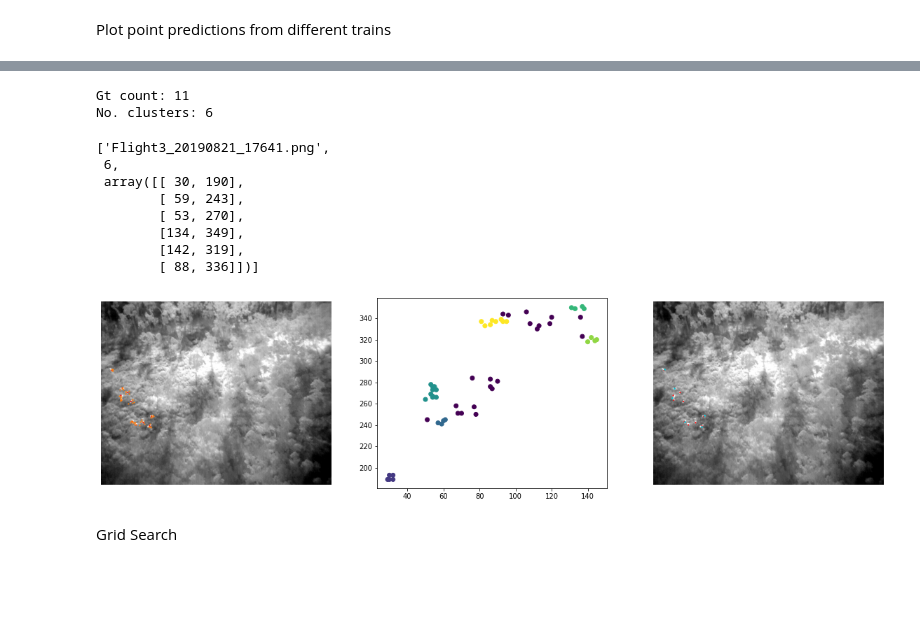
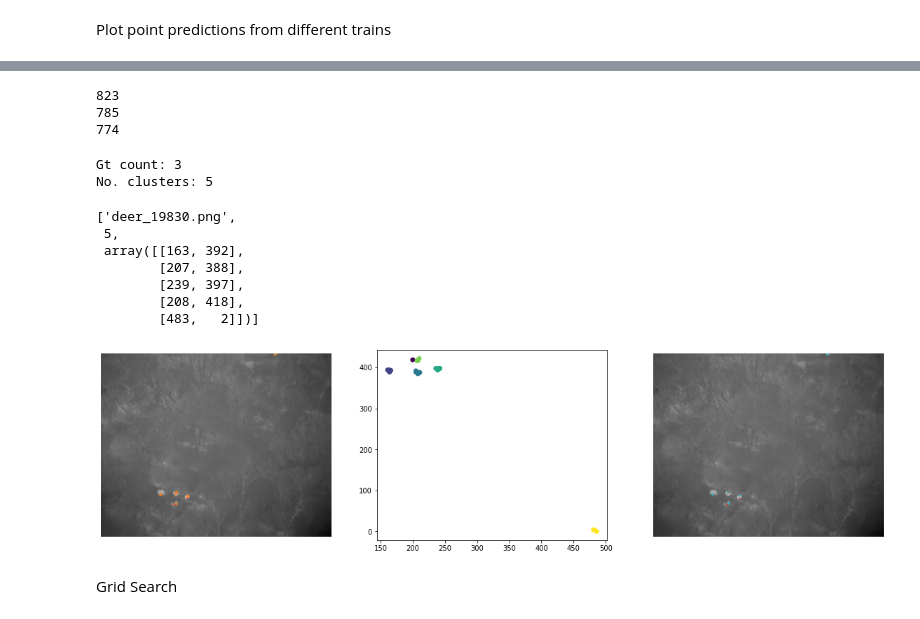
Before and after one commit to crystallcx/CrowdCounting-P2PNet, a Jupyter notebook: vis/visualise_results.ipynb, the cells around one changed output, grey strips where cells are left out. Cells and saved outputs as stored; diff of their text form; code cells hidden in the pictures; blank space fills up the shorter version.

```diff
--- a/vis/visualise_results.ipynb
+++ b/vis/visualise_results.ipynb
@@ -22,7 +46,7 @@ def find(name, path):
         if name in files:
             return os.path.join(root, name)
 # %%
-#Set paths
+# Setting paths & Defining some variables
 db_dir = "/mnt/home/n10203478/EGH400/database/"
 db_dir = "../../../database"
 # p2p_dir = "../../../CrowdCounting-P2PNet/"
@@ -31,6 +55,7 @@ old_p2p_dir = "../../../CrowdCounting-P2PNet/"
 old_db_dir = "../../../database_del"
 
 alphabet_set = list(map(chr, range(97, 123)))
+num_trains = len(p2ptr_names)
 # %%
 # Read gt .txt files and save in gt_train, gt_test
 with open(os.path.join(db_dir,"train_gt.txt")) as load_file:
@@ -113 +140,4 @@ len(test_array)
+# %%
+p2ptr_names=['run_1take2','run_2', 'run_3', 'run_4', 'run_5take2']
+colors = ['c','m','g','tab:orange','b']
 # %%
@@ -124,15 +154,15 @@ len(test_array)
 # %%
 num = 8
 randnums= np.random.randint(300,len(test_array),num)
-colors = ['c','m','g','tab:orange','b']
 
 print(randnums)
 fig = plt.figure(figsize=[25, 10])
 for i in range(num):
     x = randnums[i]
     pts=[]
-    for z in range(5):
-        pts_path = (os.path.join(p2p_dir,"vis","run_"+str(z+1),test_array[x][0]+'.txt'))
+    for z in range(num_trains):
+        # pts_path = (os.path.join(p2p_dir,"vis","run_"+str(z+1),test_array[x][0]+'.txt'))
+        pts_path = (os.path.join(p2p_dir,"vis",p2ptr_names(z),test_array[x][0]+'.txt'))
 
         with open(pts_path) as load_file:
             pts.append([(line.split()) for line in load_file])
@@ -151,7 +181,7 @@ for i in range(num):
     plt.setp(ax, xticks=[], yticks=[])
     # plt.imshow(img_to_draw)
 
-    for z in range(5):
+    for z in range(num_trains):
         for p in pts[z]:
             x = int(float(p[0])*640)
             y = int(float(p[1])*512)
@@ -230,25 +258,16 @@ test_x = column(gt_test_sorted, 1)
 def cluster_img(k, eps=5, min_samples = 3, img=False): #outputs filename, no.clusters, mean co-ords
     pts = []
     X = []
-    # k = kf
-    # print(isinstance(kf, int))
-
-
-    # if not isinstance(kf, int):
-    #     for i in range(len(test_array)):
-    #         if test_array[i][0] == kf:
-    #             k = i
-    #             print(i)
 
     filename = test_array[k][0]+".png"
 
     # Obtain pred points from all 5 trains and store in array X
-    for i in range(5):
-        pts_path = (os.path.join(p2p_dir,"vis","run_"+str(i+1),test_array[k][0]+'.txt'))
+    for i in range(num_trains):
+        pts_path = (os.path.join(p2p_dir,"vis",p2ptr_names[i],test_array[k][0]+'.txt'))
         with open(pts_path) as load_file:
             pts.append([(line.split()) for line in load_file])
 
-    for i in range(5):
+    for i in range(num_trains):
         for p in pts[i]:
             x = int(float(p[0])*640)
             y = int(float(p[1])*512)
@@ -283,7 +302,7 @@ def cluster_img(k, eps=5, min_samples = 3, img=False): #outputs filename, no.clu
                 img_to_draw=cv2.circle(img_to_draw, (x,y), 2, (255, 0, 0), -1)
 
             # Plot
-            fig = plt.figure(figsize=[20, 5])
+            fig = plt.figure(figsize=[25, 6])
             ax = fig.add_subplot(1, 3, 1)
             ax.imshow(img_to_draw)
             ax.scatter(X[:,0], X[:,1], s=1, c='tab:orange') # plot all pred points
@@ -383,16 +381,32 @@ if not teststring == '':
+# %%
+# Obtain indexes of e.g. files in position 9, 5 of scatterplot
+zipped = tuple(zip(test_x,test_y))
+querynames =[]
+for i in range(len(gt_test)):
+    if zipped[i] == (3,5):
+        querynames.append(gt_test_sorted[i][0])
+        # teststring = gt_test_sorted[i][0]
+
+for qname in querynames:
+    for i in range(len(gt_test)):
+        if gt_test[i][0]==qname:
+            print(i)
+# %% [output]
+823
+785
+774
 # %%
-cluster_img(928,5,3,True)
+cluster_img(823,6,3,True)
 # %% [output]
-Gt count: 11
-No. clusters: 6
+Gt count: 3
+No. clusters: 5
-['Flight3_20190821_17641.png',
- 6,
- array([[ 30, 190],
-        [ 59, 243],
-        [ 53, 270],
-        [134, 349],
-        [142, 319],
-        [ 88, 336]])]
+['deer_19830.png',
+ 5,
+ array([[163, 392],
+        [207, 388],
+        [239, 397],
+        [208, 418],
+        [483,   2]])]
-[figure, old version]
+[figure, new version]
 # %% [markdown]
 Grid Search
```
Also changed, not shown: parts of 33 cells of this notebook.
